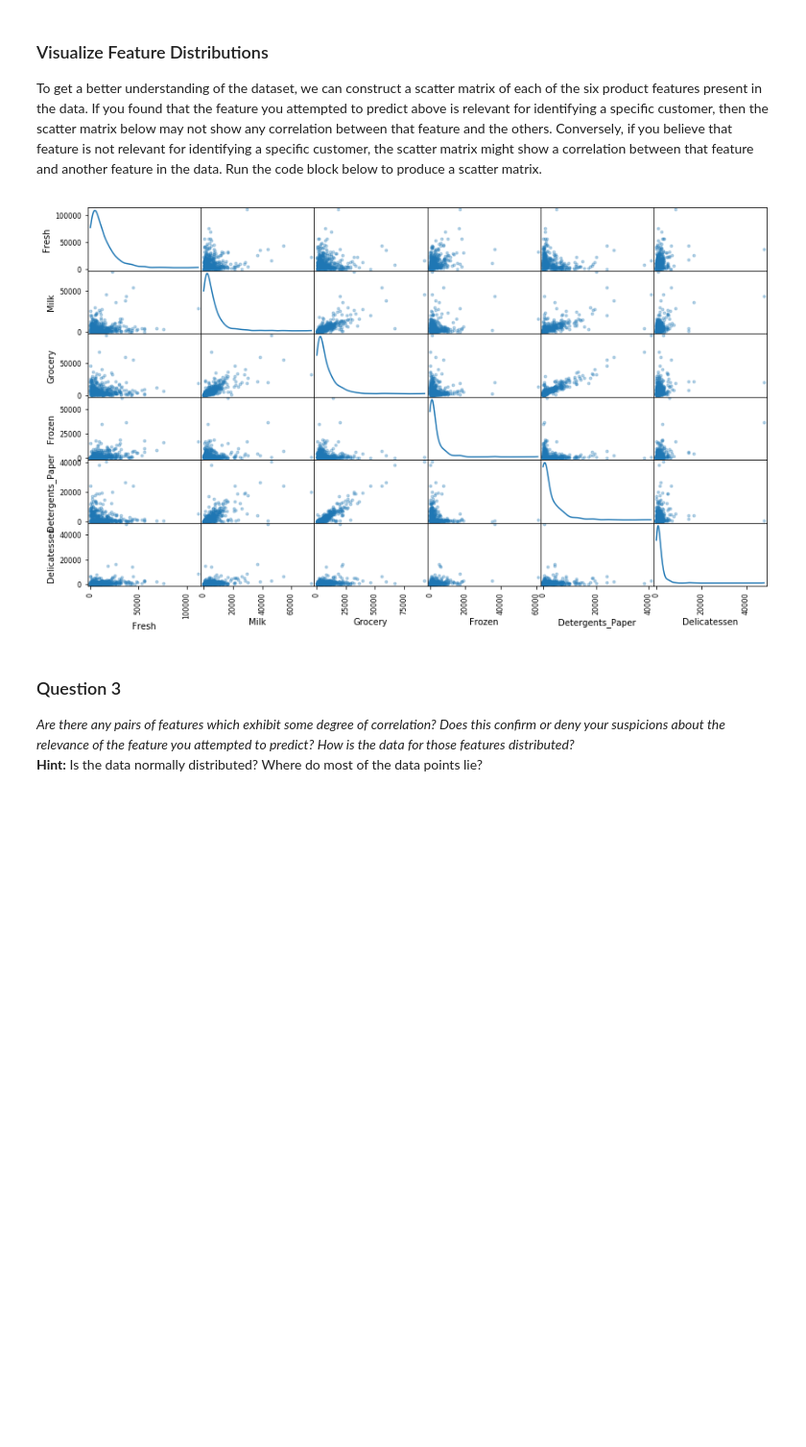
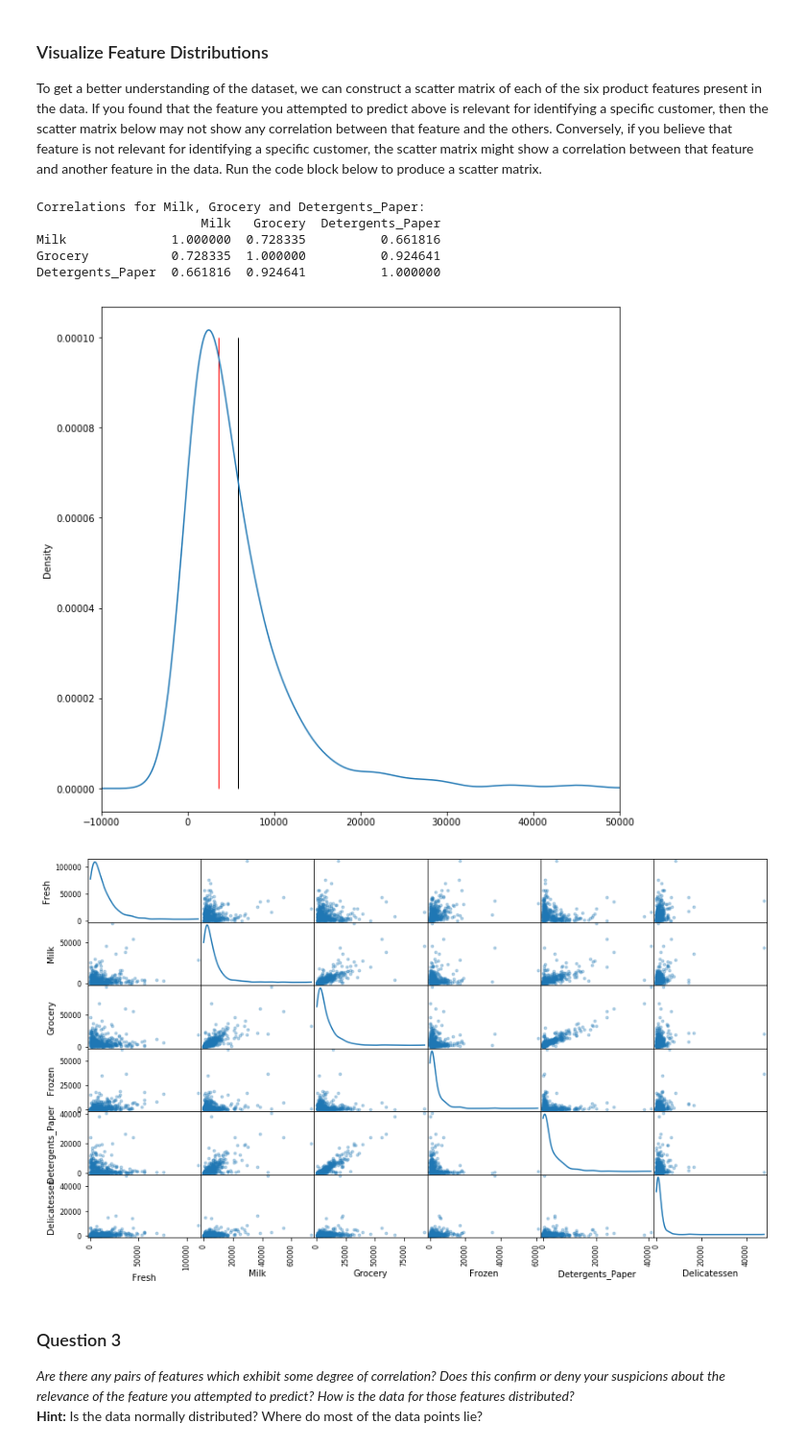
Before and after one commit to johngreibelarsen/machine-learning, a Jupyter notebook: projects/customer_segments/customer_segments.ipynb, the cells around one changed output. Shown: that part at 96% size. Saved outputs shown, nothing was run; the diff lists cells and outputs as text; code cells hidden in the pictures; blank space fills up the shorter version.

```diff
--- a/projects/customer_segments/customer_segments.ipynb
+++ b/projects/customer_segments/customer_segments.ipynb
@@ -134,11 +134,39 @@ however we have landed right in the middle with 0.516. What does that translate
 # %% [markdown]
 ### Visualize Feature Distributions
 To get a better understanding of the dataset, we can construct a scatter matrix of each of the six product features present in the data. If you found that the feature you attempted to predict above is relevant for identifying a specific customer, then the scatter matrix below may not show any correlation between that feature and the others. Conversely, if you believe that feature is not relevant for identifying a specific customer, the scatter matrix might show a correlation between that feature and another feature in the data. Run the code block below to produce a scatter matrix.
-# %%
-# Produce a scatter matrix for each pair of features in the data
-pd.scatter_matrix(data, alpha = 0.3, figsize = (14,8), diagonal = 'kde');
-# %% [output]
-[figure, removed]
+# %%
+# Closer look at the density plot foor Milk and the locations of Mean and Median
+# in relation to this distribution
+import matplotlib.pyplot as plt
+
+skewed_data = milk_column
+skewed_data.plot(kind='kde', figsize=(10,10), xlim=(-10000, 50000))
+
+plt.vlines(skewed_data.mean(),     # Plot black line at mean
+           ymin=0,
+           ymax=0.00010,
+           linewidth=1.0)
+
+plt.vlines(skewed_data.median(),   # Plot red line at median
+           ymin=0,
+           ymax=0.00010,
+           linewidth=1.0,
+           color="red")
+
+# Pairwise correlation of columns: Milk, Grocery and Detergents_Paper
+print("Correlations for Milk, Grocery and Detergents_Paper:")
+print(data.drop(["Fresh", "Frozen", "Delicatessen"], axis = 1).corr())
+
+# Produce a scatter matrix for each pair of features in the data
+pd.scatter_matrix(data, alpha = 0.3, figsize = (14,8), diagonal = 'kde');
+# %% [output]
+Correlations for Milk, Grocery and Detergents_Paper:
+                      Milk   Grocery  Detergents_Paper
+Milk              1.000000  0.728335          0.661816
+Grocery           0.728335  1.000000          0.924641
+Detergents_Paper  0.661816  0.924641          1.000000
+[figure, added]
+[figure, added]
 # %% [markdown]
 ### Question 3
 *Are there any pairs of features which exhibit some degree of correlation? Does this confirm or deny your suspicions about the relevance of the feature you attempted to predict? How is the data for those features distributed?*
```
Also changed, not shown: parts of 2 cells of this notebook, 1 other file.
